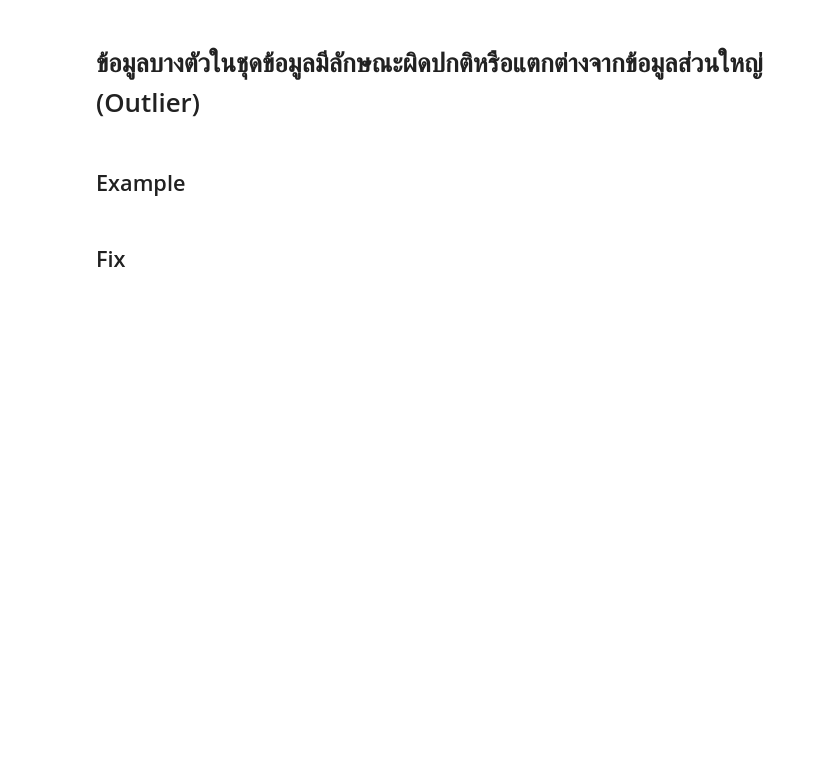
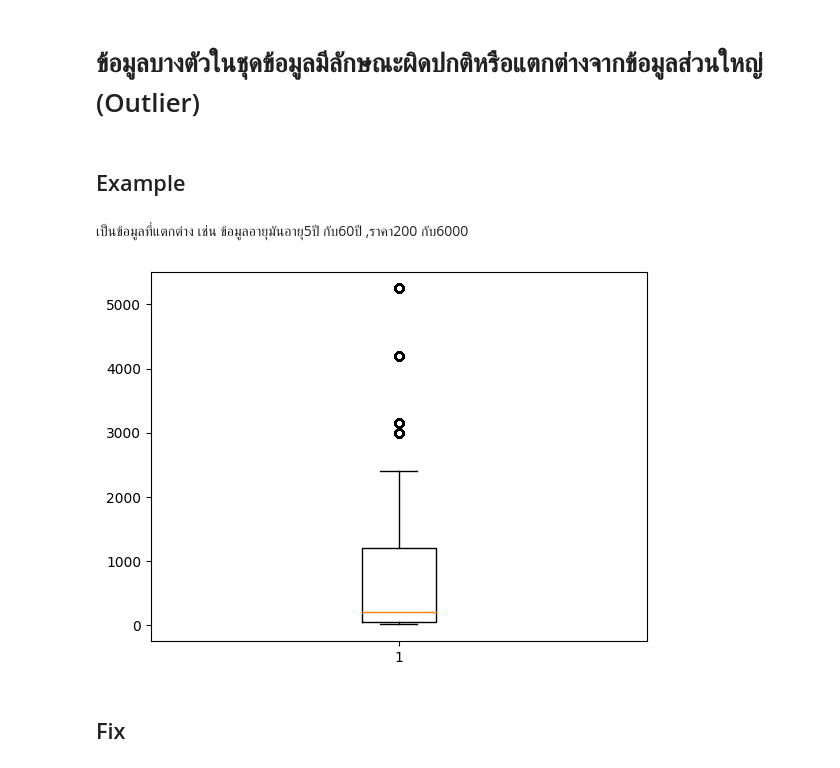
Before and after one commit to Jindapornphopomee/BSC_DPDM23, a Jupyter notebook: Data_Preprocessing.ipynb, the cells around one changed output. Cells and saved outputs as stored; diff of their text form; code cells hidden in the pictures; blank space fills up the shorter version.

```diff
--- a/Data_Preprocessing.ipynb
+++ b/Data_Preprocessing.ipynb
@@ -8,4 +8,4 @@ drive.mount('/content/drive')
 # %% [output]
 Mounted at /content/drive
 # %%
-shopping_data = pd.read_scv('/content/drive/MyDrive/bsc_dpdm23_data/content/customer_shopping_data.csv')
+shopping_data = pd.read_csv('/content/drive/MyDrive/bsc_dpdm23_data/customer_shopping_data.csv')
@@ -79,4 +383,10 @@ new_shopping_data_fillmean = new_shopping_data_fillna(new_shopping_data_drop)['p
 # %% [markdown]
 ## Example
+# %% [markdown]
+เป็นข้อมูลที่แตกต่าง เช่น ข้อมูลอายุมันอายุ5ปี กับ60ปี ,ราคา200 กับ6000
+# %%
+plt.boxplot(shopping_data['price']);
+# %% [output]
+[figure, added]
 # %% [markdown]
 ## Fix
```
Also changed, not shown: parts of 55 cells of this notebook.
